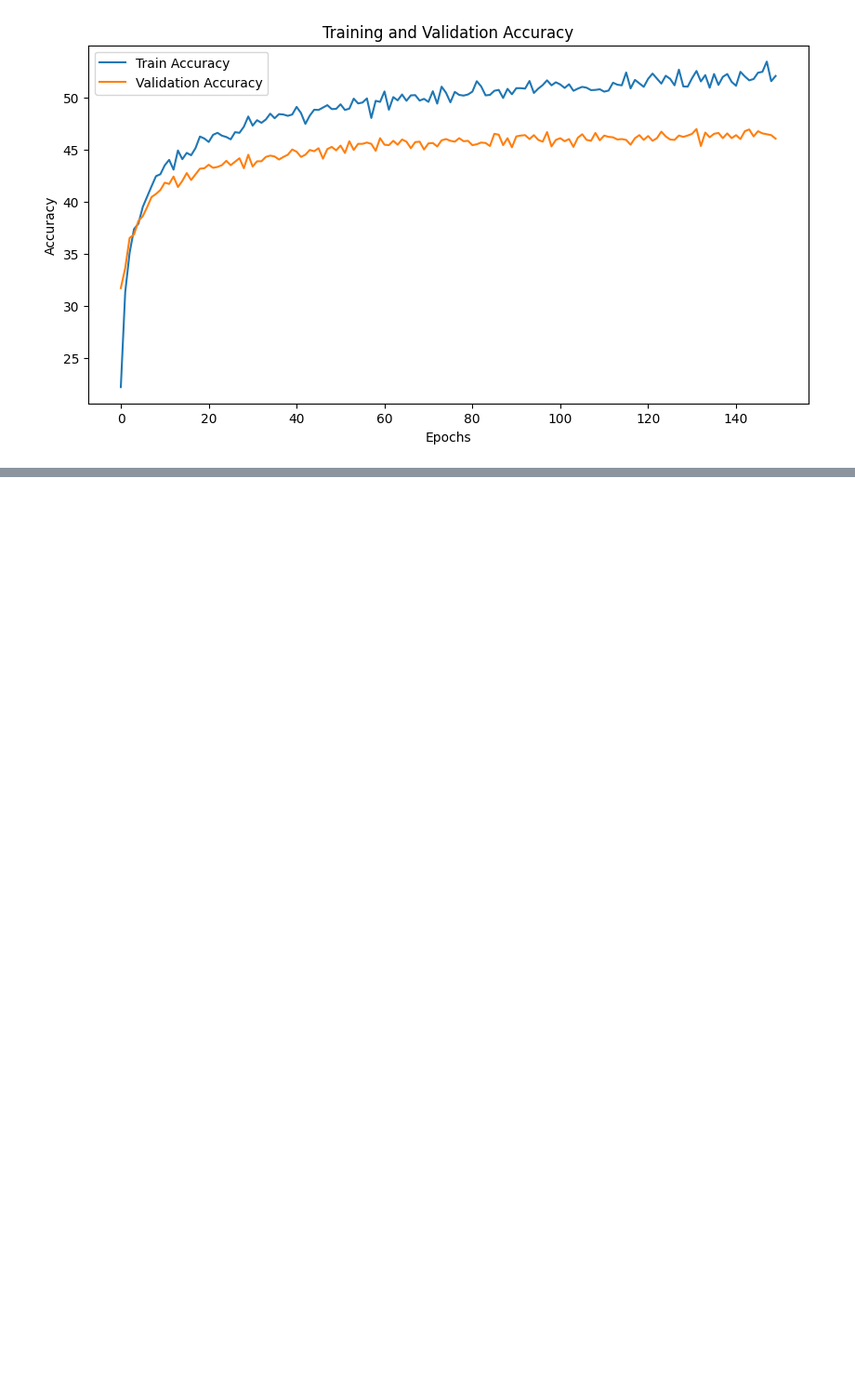
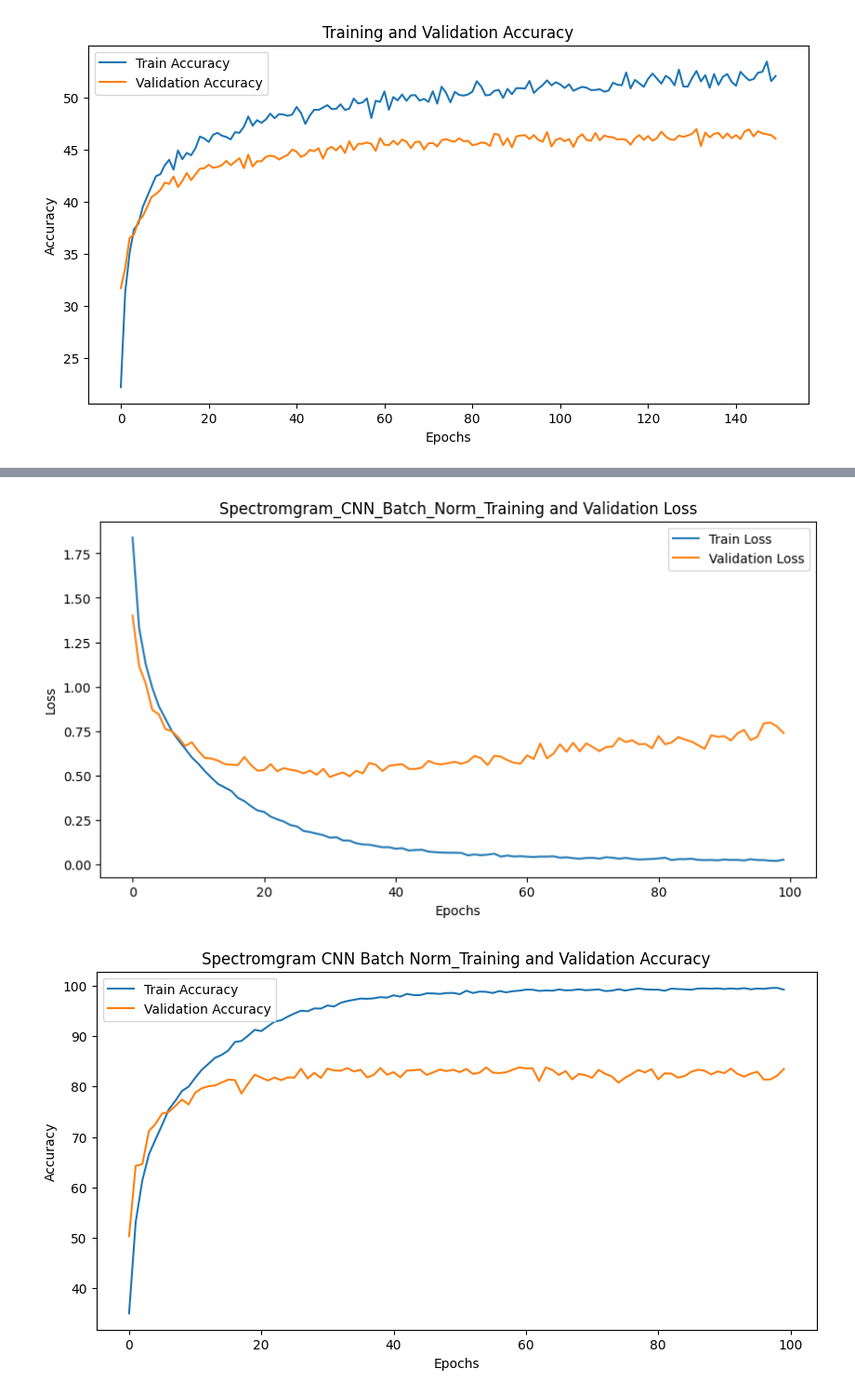
Before and after one commit to BoddyShen/cs682_final_project, a Jupyter notebook: CS682-final.ipynb, the cells around one changed output, grey strips where cells are left out. Shown at 93% size. Cells and saved outputs as stored; diff of their text form; code cells hidden in the pictures; blank space fills up the shorter version.

```diff
--- a/CS682-final.ipynb
+++ b/CS682-final.ipynb
@@ -1063,0 +815,28 @@ wave Epoch [100/100] - Train Loss: 0.0429 - Train Acc: 98.89% - Val Loss: 3.7101
+# %%
+
+for graph_type in ['Spectromgram', 'Chroma', 'Wave']:
+    history = torch.load(f'history_{graph_type}_CNN_Batch_Norm_epoch.pth')
+
+    plt.figure(figsize=(10, 5))
+    plt.plot(history['train_loss'], label='Train Loss')
+    plt.plot(history['val_loss'], label='Validation Loss')
+    plt.title(f'{graph_type}_CNN_Batch_Norm_Training and Validation Loss')
+    plt.xlabel('Epochs')
+    plt.ylabel('Loss')
+    plt.legend()
+    plt.savefig(f'wave_CNN_Batch_Norm_acc_plot_{graph_type}.png')
+    plt.show()
+
+
+    plt.figure(figsize=(10, 5))
+    plt.plot(history['train_acc'], label='Train Accuracy')
+    plt.plot(history['val_acc'], label='Validation Accuracy')
+    plt.title(f'{graph_type} CNN Batch Norm_Training and Validation Accuracy')
+    plt.xlabel('Epochs')
+    plt.ylabel('Accuracy')
+    plt.legend()
+    plt.savefig(f'wave_CNN_Batch_Norm_loss_plot_{graph_type}.png')
+    plt.show()
+# %% [output]
+[figure, added]
+[figure, added]
```
Also changed, not shown: parts of 8 cells of this notebook.
